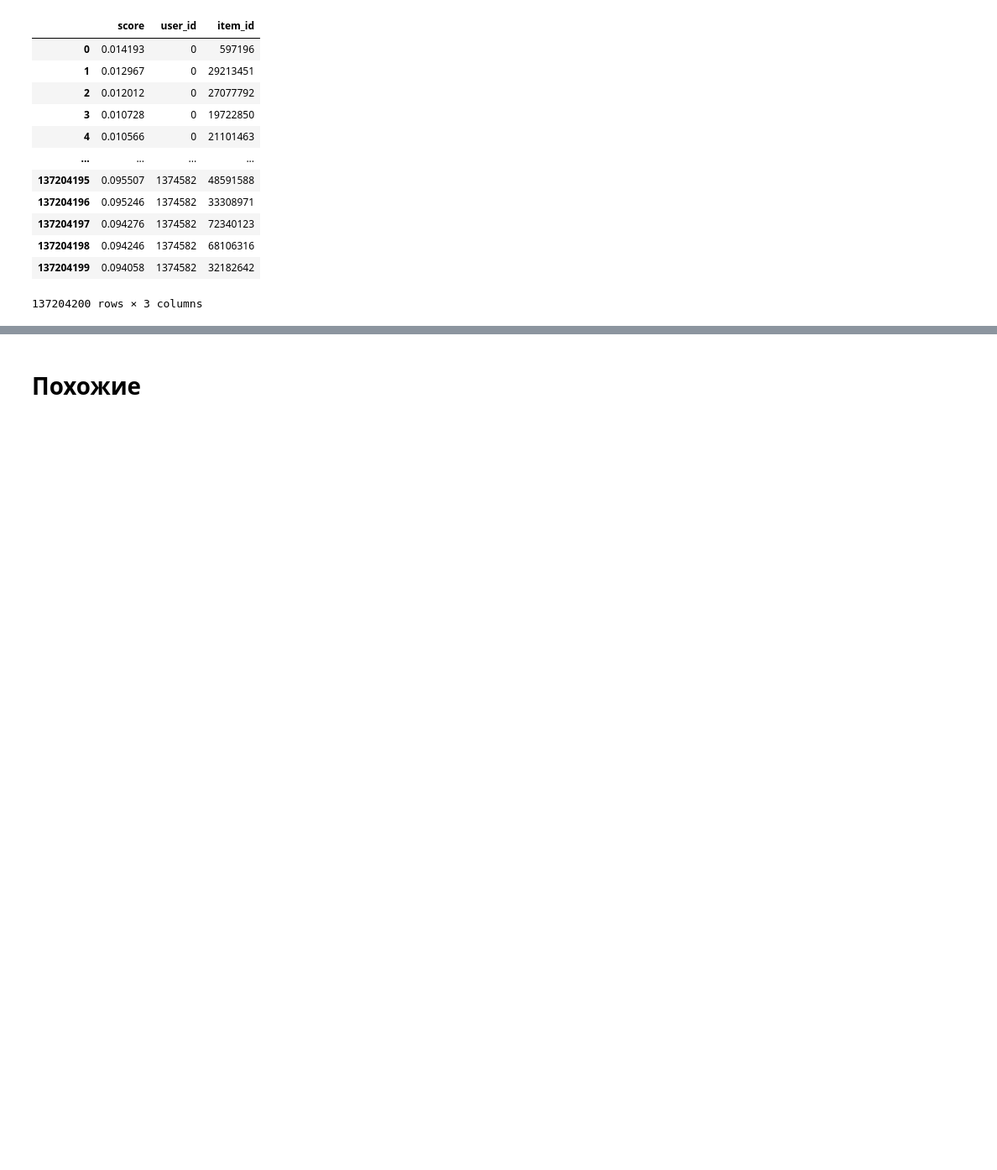
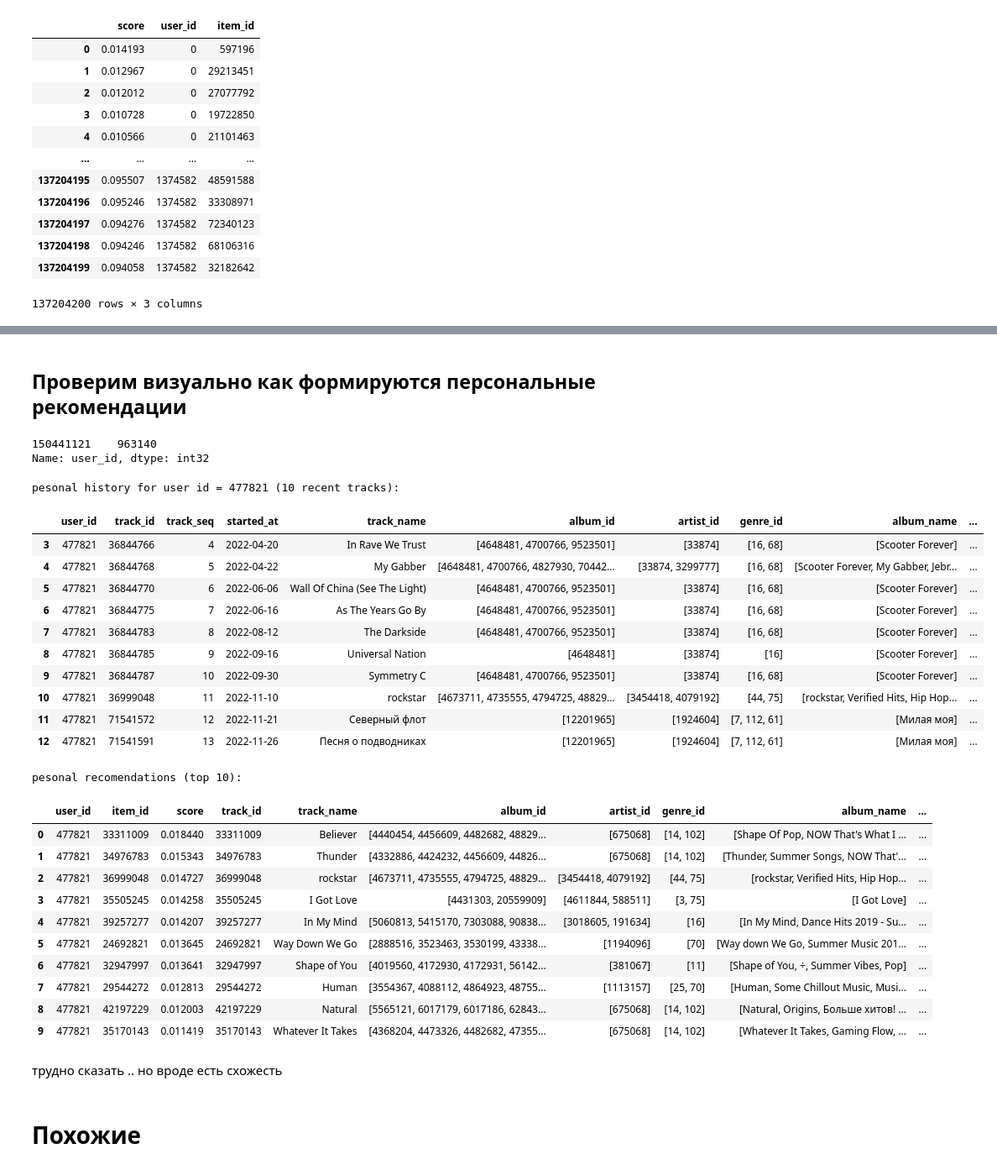
Before and after one commit to khromenko/mle-project-sprint-4-v001, a Jupyter notebook: recommendations.ipynb, the cells around one changed output, grey strips where cells are left out. Shown at 84% size. Saved outputs shown, nothing was run; the diff lists cells and outputs as text; code cells hidden in the pictures; blank space fills up the shorter version.

```diff
--- a/recommendations.ipynb
+++ b/recommendations.ipynb
@@ -1212,6 +1215,66 @@ als_recommendations = als_recommendations[["user_id", "item_id", "score"]]
 
 path = 'data/recsys/'
 als_recommendations.to_parquet(path + "personal_als.parquet")
+# %% [markdown]
+## Проверим визуально как формируются персональные рекомендации
+# %%
+import pandas as pd
+
+path = 'data/recsys/'
+als_recommendations = pd.read_parquet(path + "personal_als.parquet")
+# %%
+events = pd.read_parquet(path + "events.parquet")
+# %%
+items = pd.read_parquet(path + "items.parquet")
+# %%
+events['user_id'].sample(1)
+# %% [output]
+150441121    963140
+Name: user_id, dtype: int32
+# %%
+import numpy as np
+
+uid_enc = np.random.randint(0, 1000000)
+uid = user_encoder.inverse_transform([uid_enc])[0]
+
+print(f'pesonal history for user id = {uid} (10 recent tracks):')
+user_history = events[events['user_id'] == uid] \
+    .merge(items, on='track_id')
+
+display(user_history.tail(10))
+
+personal_recs = als_recommendations.query('user_id == @uid') \
+    .merge(items, left_on='item_id', right_on='track_id')
+
+print('pesonal recomendations (top 10):')
+display(personal_recs.head(10))
+# %% [output]
+pesonal history for user id = 477821 (10 recent tracks):
+|  | user_id | track_id | track_seq | started_at | track_name | album_id | artist_id | genre_id | album_name | ... |
+| 3 | 477821 | 36844766 | 4 | 2022-04-20 | In Rave We Trust | [4648481, 4700766, 9523501] | [33874] | [16, 68] | [Scooter Forever] | ... |
+| 4 | 477821 | 36844768 | 5 | 2022-04-22 | My Gabber | [4648481, 4700766, 4827930, 70442... | [33874, 3299777] | [16, 68] | [Scooter Forever, My Gabber, Jebr... | ... |
+| 5 | 477821 | 36844770 | 6 | 2022-06-06 | Wall Of China (See The Light) | [4648481, 4700766, 9523501] | [33874] | [16, 68] | [Scooter Forever] | ... |
+| 6 | 477821 | 36844775 | 7 | 2022-06-16 | As The Years Go By | [4648481, 4700766, 9523501] | [33874] | [16, 68] | [Scooter Forever] | ... |
+| 7 | 477821 | 36844783 | 8 | 2022-08-12 | The Darkside | [4648481, 4700766, 9523501] | [33874] | [16, 68] | [Scooter Forever] | ... |
+| 8 | 477821 | 36844785 | 9 | 2022-09-16 | Universal Nation | [4648481] | [33874] | [16] | [Scooter Forever] | ... |
+| 9 | 477821 | 36844787 | 10 | 2022-09-30 | Symmetry C | [4648481, 4700766, 9523501] | [33874] | [16, 68] | [Scooter Forever] | ... |
+| 10 | 477821 | 36999048 | 11 | 2022-11-10 | rockstar | [4673711, 4735555, 4794725, 48829... | [3454418, 4079192] | [44, 75] | [rockstar, Verified Hits, Hip Hop... | ... |
+| 11 | 477821 | 71541572 | 12 | 2022-11-21 | Северный флот | [12201965] | [1924604] | [7, 112, 61] | [Милая моя] | ... |
+| 12 | 477821 | 71541591 | 13 | 2022-11-26 | Песня о подводниках | [12201965] | [1924604] | [7, 112, 61] | [Милая моя] | ... |
+pesonal recomendations (top 10):
+|  | user_id | item_id | score | track_id | track_name | album_id | artist_id | genre_id | album_name | ... |
+| 0 | 477821 | 33311009 | 0.018440 | 33311009 | Believer | [4440454, 4456609, 4482682, 48829... | [675068] | [14, 102] | [Shape Of Pop, NOW That's What I ... | ... |
+| 1 | 477821 | 34976783 | 0.015343 | 34976783 | Thunder | [4332886, 4424232, 4456609, 44826... | [675068] | [14, 102] | [Thunder, Summer Songs, NOW That'... | ... |
+| 2 | 477821 | 36999048 | 0.014727 | 36999048 | rockstar | [4673711, 4735555, 4794725, 48829... | [3454418, 4079192] | [44, 75] | [rockstar, Verified Hits, Hip Hop... | ... |
+| 3 | 477821 | 35505245 | 0.014258 | 35505245 | I Got Love | [4431303, 20559909] | [4611844, 588511] | [3, 75] | [I Got Love] | ... |
+| 4 | 477821 | 39257277 | 0.014207 | 39257277 | In My Mind | [5060813, 5415170, 7303088, 90838... | [3018605, 191634] | [16] | [In My Mind, Dance Hits 2019 - Su... | ... |
+| 5 | 477821 | 24692821 | 0.013645 | 24692821 | Way Down We Go | [2888516, 3523463, 3530199, 43338... | [1194096] | [70] | [Way down We Go, Summer Music 201... | ... |
+| 6 | 477821 | 32947997 | 0.013641 | 32947997 | Shape of You | [4019560, 4172930, 4172931, 56142... | [381067] | [11] | [Shape of You, ÷, Summer Vibes, Pop] | ... |
+| 7 | 477821 | 29544272 | 0.012813 | 29544272 | Human | [3554367, 4088112, 4864923, 48755... | [1113157] | [25, 70] | [Human, Some Chillout Music, Musi... | ... |
+| 8 | 477821 | 42197229 | 0.012003 | 42197229 | Natural | [5565121, 6017179, 6017186, 62843... | [675068] | [14, 102] | [Natural, Origins, Больше хитов! ... | ... |
+| 9 | 477821 | 35170143 | 0.011419 | 35170143 | Whatever It Takes | [4368204, 4473326, 4482682, 47355... | [675068] | [14, 102] | [Whatever It Takes, Gaming Flow, ... | ... |
+# %% [markdown]
+трудно сказать .. но вроде есть схожесть
 # %% [markdown]
 # Похожие
 # %% [markdown]
```
Also changed, not shown: parts of 23 cells of this notebook.
